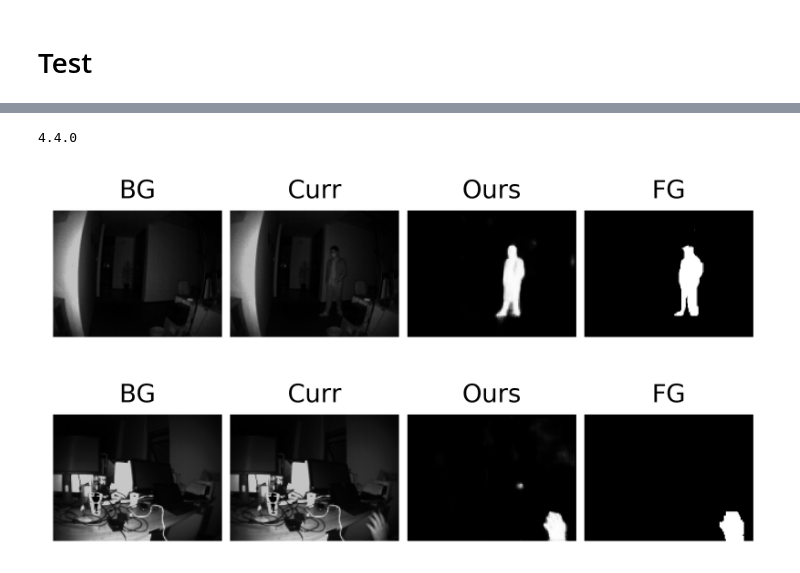
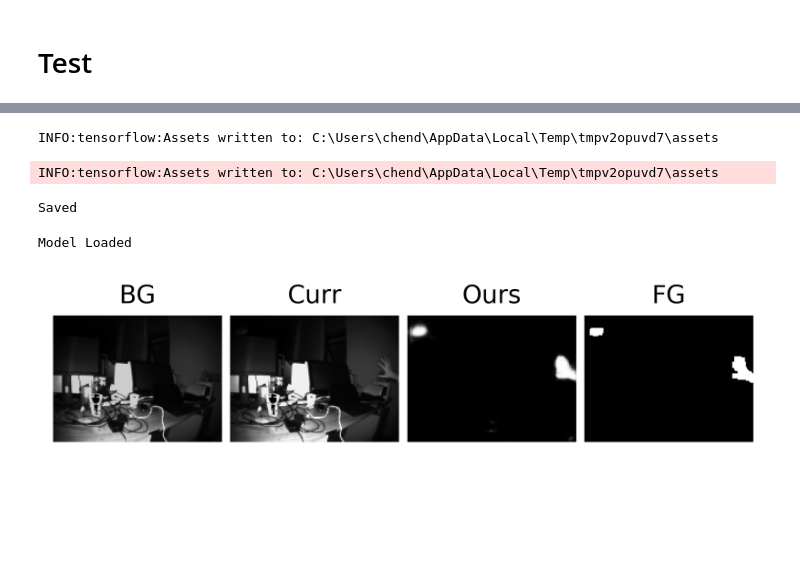
Before and after one commit to chendetong1993/ForegroundDetectionToF, a Jupyter notebook: ForegroundDetectionToF.ipynb, the cells around one changed output, grey strips where cells are left out. Cells and saved outputs as stored; diff of their text form; code cells hidden in the pictures; blank space fills up the shorter version.

```diff
--- a/ForegroundDetectionToF.ipynb
+++ b/ForegroundDetectionToF.ipynb
@@ -495,13 +495,13 @@ def simple_unet(layers_cnt = 3, name=''):
         down_path = []
         prev_input = x
         for i in range(layers_cnt):
-            down = basic_conv(16 * (layers_cnt - i), 3, name=name+'_dconv_'+str(i))(prev_input)
+            down = basic_conv(16 * (i + 1), 3, name=name+'_dconv_'+str(i))(prev_input)
             down_path.append(down)
             down = layers.MaxPooling2D(pool_size=(2, 2), name=name+'_dpool_'+str(i))(down)
             prev_input = down
 
         for i in range(layers_cnt):
-            up = basic_conv(16 * (i + 1), 3, name=name+'_uconv_'+str(i))(prev_input)
+            up = basic_conv(16 * (layers_cnt - i), 3, name=name+'_uconv_'+str(i))(prev_input)
             up = layers.UpSampling2D(size = (2,2), name=name+'_usample_'+str(i))(up)
             up = layers.Concatenate(axis = 3, name=name+'_concat_'+str(i))([down_path[layers_cnt - i - 1], up])
             prev_input = up
@@ -517,8 +517,8 @@ def build_model():
     model = tf.keras.Model(inputs=inputs, outputs=output, name='Model')
     #model.summary()
     # Load pretrained model
-    if path.exists(model_path):
-        model.load_weights(model_path)
+    if path.exists(h5_path):
+        model.load_weights(h5_path)
         print("Model Loaded !")
     return model
 
@@ -552,7 +552,11 @@ ________________________________________________________________________________
 # %%
 training_callback=[lr_schedule, cp_schedule]
 
-history = model_compiled.fit(train_datasets_format, epochs=TRAIN_EPOCH, verbose = 1, shuffle = 1, validation_data=valid_datasets_format, callbacks=training_callback)
+training_history = model_compiled.fit(train_datasets_format,
+                                      epochs=TRAIN_EPOCH,
+                                      verbose = 1, shuffle = 1,
+                                      validation_data=valid_datasets_format,
+                                      callbacks=training_callback)
 # %%
 # Visualize Training Process
 
@@ -655,27 +666,48 @@ Conversion done
+# %%
+# Save Model to *.tflite
+
+import tensorflow as tf
+
+def model_save_tflite(model_for_export):
+    converter = tf.lite.TFLiteConverter.from_keras_model(model_for_export)
+    converter.optimizations = [tf.lite.Optimize.DEFAULT]
+    tflite_model = converter.convert()
+    open(tflite_path, "wb").write(tflite_model)
+    print('Saved')
+
+model_save_tflite(model_for_export)
+# %% [output]
+INFO:tensorflow:Assets written to: C:\Users\chend\AppData\Local\Temp\tmpv2opuvd7\assets
+INFO:tensorflow:Assets written to: C:\Users\chend\AppData\Local\Temp\tmpv2opuvd7\assets
+Saved
 # %%
 #Test with OpenCV
 
 import numpy as np
 import cv2 as cv
 
-print(cv.__version__)
+class model_opencv():
+    def __init__(self, model_path):
+        self.model_cv = cv.dnn.readNetFromTensorflow(model_path)
+        print("Model Loaded")
 
-model_cv = cv.dnn.readNetFromTensorflow(pd_path)
+    def predict(self, inputs):
+        self.model_cv.setInput(np.transpose(inputs, (0, 3, 1, 2)))
+        return np.transpose(self.model_cv.forward(), (0, 2, 3, 1))
+
+model_cv = model_opencv(pd_path)
 
 for x, y_true in test_datasets_format:
     x, y_true = x.numpy(), y_true.numpy()
-    # x = aug_2d_guass(x).numpy()
-    model_cv.setInput(np.transpose(x, (0, 3, 1, 2)))
-    y_pred = np.transpose(model_cv.forward(), (0, 2, 3, 1))
+    y_pred = model_cv.predict(x)
     y_true = y_true[:,:,:,0]
     y_pred = y_pred[:,:,:,0]
 
-    for i in range(2):
+    for i in range(1):
         # Background && Current && Inter-Frame y_diff && Ours && Foreground (Ground Truth)
         imgs_visualization((x[i][:,:,0], x[i][:,:,1], y_pred[i], y_true[i]),
                           ["BG", "Curr", "Ours", "FG"])
     break
 # %% [output]
-4.4.0
+Model Loaded
-[figure, old version]
+[figure, new version]
-[figure, removed]
```
Also changed, not shown: parts of 12 cells of this notebook, 3 other files.
